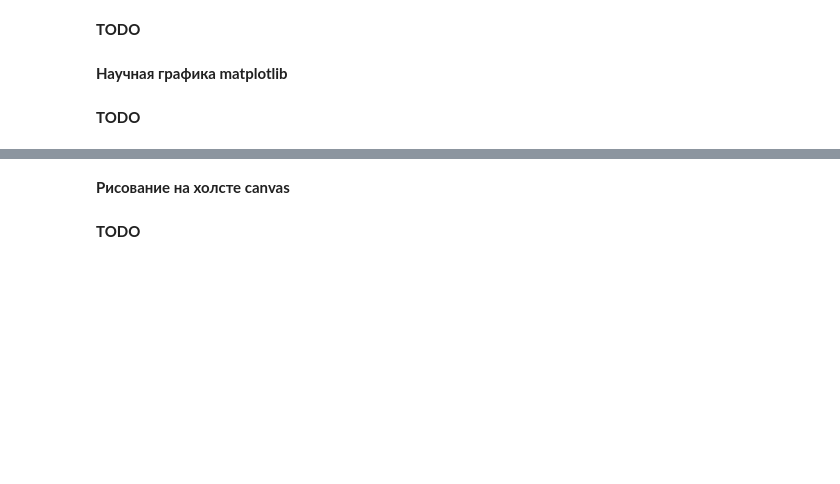
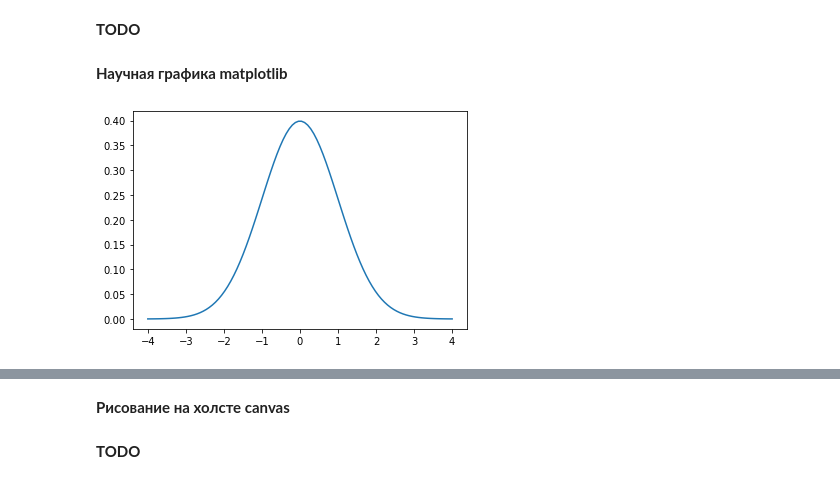
Before and after one commit to mykespb/edu, a Jupyter notebook: condabooks/pystart-graphics-01.ipynb, the cells around one changed output, grey strips where cells are left out. Drawn from its saved outputs; the diff is of its cells as text; code cells hidden in the pictures; blank space fills up the shorter version.

Commit message:
good graphics examples

```diff
--- a/condabooks/pystart-graphics-01.ipynb
+++ b/condabooks/pystart-graphics-01.ipynb
@@ -49,5 +52,15 @@ t.done()
 **TODO**
 # %% [markdown]
 **Научная графика matplotlib**
-# %% [markdown]
-**TODO**
+# %%
+import numpy as np
+import matplotlib.pyplot as plt
+import scipy.stats as stats
+mu = 0
+std = 1
+x = np.linspace(start=-4, stop=4, num=100)
+y = stats.norm.pdf(x, mu, std)
+plt.plot(x, y)
+plt.show()
+# %% [output]
+[figure, added]
```
Also changed, not shown: parts of 13 cells of this notebook, 1 other file.
